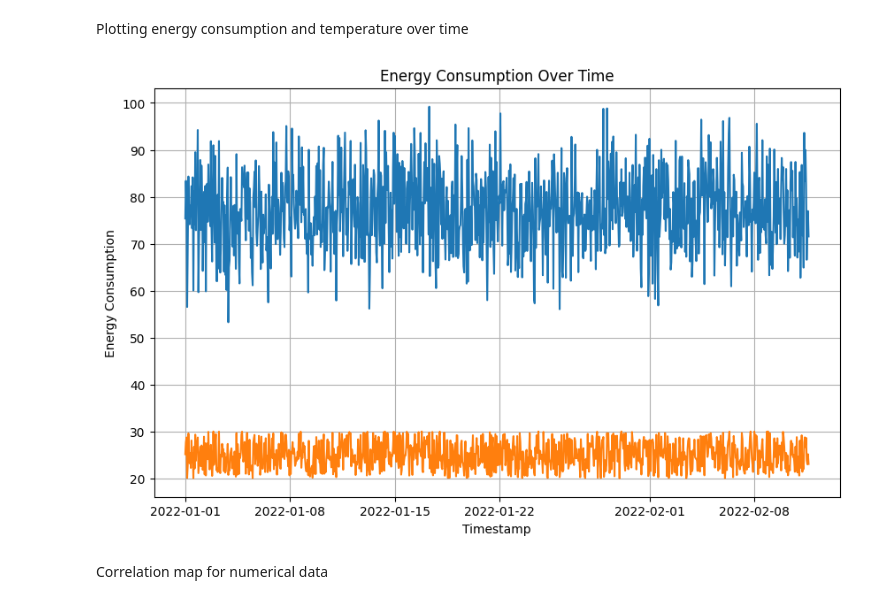
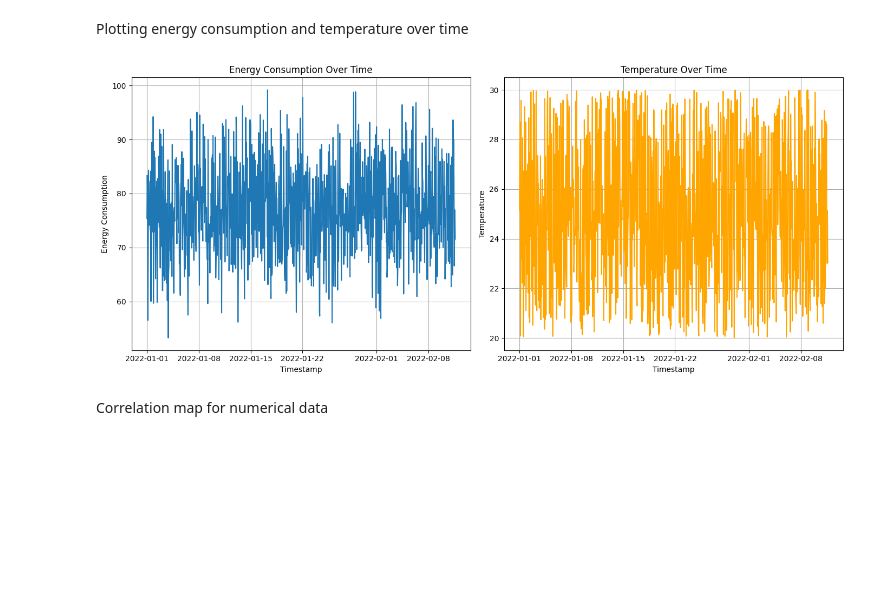
Before and after one commit to karmerruk7/ML-AI-projects, a Jupyter notebook: watt-wise/EDA.ipynb, the cells around one changed output. Cells and saved outputs as stored; diff of their text form; code cells hidden in the pictures; blank space fills up the shorter version.

```diff
--- a/watt-wise/EDA.ipynb
+++ b/watt-wise/EDA.ipynb
@@ -68,18 +56,28 @@ dtype: int64
 # %% [markdown]
 Plotting energy consumption and temperature over time
-# %%
-# plotting the time series data
-
-plt.figure(figsize=(10, 6))
-plt.plot(df.index, df['EnergyConsumption'], marker='')
-plt.plot(df.index, df['Temperature'], marker='')
-plt.title('Energy Consumption Over Time')
-plt.xlabel('Timestamp')
-plt.ylabel('Energy Consumption')
-plt.grid(True)
-plt.show()
-# %% [output]
-[figure, removed]
+# %%
+# plotting the time series data
+
+fig, axes = plt.subplots(nrows=1, ncols=2, figsize=(14, 6), sharex=False)
+
+# Plot Energy Consumption
+axes[0].plot(df.index, df['EnergyConsumption'], marker='')
+axes[0].set_title('Energy Consumption Over Time')
+axes[0].set_xlabel('Timestamp')
+axes[0].set_ylabel('Energy Consumption')
+axes[0].grid(True)
+
+# Plot Temperature
+axes[1].plot(df.index, df['Temperature'], marker='', color='orange')
+axes[1].set_title('Temperature Over Time')
+axes[1].set_xlabel('Timestamp')
+axes[1].set_ylabel('Temperature')
+axes[1].grid(True)
+
+plt.tight_layout()
+plt.show()
+# %% [output]
+[figure, added]
 # %% [markdown]
 Correlation map for numerical data
 # %%
```
Also changed, not shown: parts of 24 cells of this notebook.
